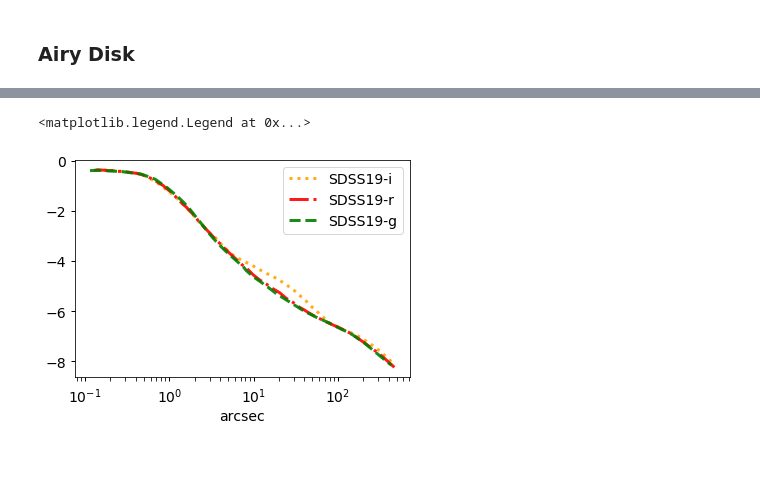
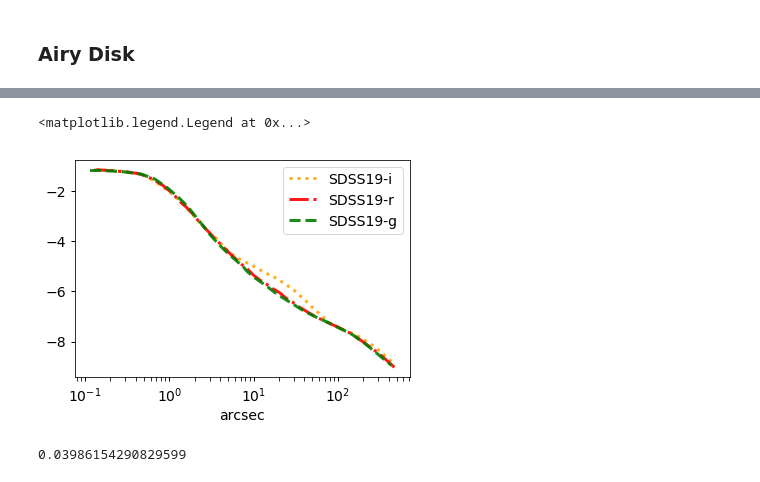
Before and after one commit to qliu4676/elderflower, a Jupyter notebook: demos/SpecialFunction.ipynb, the cells around one changed output, grey strips where cells are left out. Cells and saved outputs as stored; diff of their text form; code cells hidden in the pictures.

```diff
--- a/demos/SpecialFunction.ipynb
+++ b/demos/SpecialFunction.ipynb
@@ -150,15 +150,21 @@ plt.tight_layout()
 # %%
 import pandas as pd
 PSF_SDSS19 = pd.read_csv("./web_digit/SDSS2019.csv", skiprows=1)
 labels_SDSS = ["SDSS19-i", "SDSS19-r", "SDSS19-g"]
 for k, (lab,c,ls) in enumerate(zip(labels_SDSS,['orange','r','g'],[':','-.','--'])):
-    xsdss, ysdss = PSF_SDSS19.iloc[:,k*2], ((PSF_SDSS19.iloc[:,k*2+1])/(-2.5))
+    xsdss, ysdss = PSF_SDSS19.iloc[:,k*2], ((PSF_SDSS19.iloc[:,k*2+1])/(-2.5)+math.log10(0.4**2))
     y_sort = ysdss.reindex(np.argsort(xsdss))
     x_sort = xsdss.reindex(np.argsort(xsdss))
     plt.semilogx(x_sort, y_sort, color=c, lw=3, ls=ls, alpha=0.9, label=lab)
 
 plt.xlabel('arcsec')
 plt.legend()
 # %% [output]
 <matplotlib.legend.Legend at 0x...>
-[figure, old version]
+[figure, new version]
+# %%
+from scipy.integrate import simps
+I_tot = simps(10**y_sort[~np.isnan(y_sort)], x_sort[~np.isnan(y_sort)])
+I_tot
+# %% [output]
+0.03986154290829599
```
Also changed, not shown: parts of 7 cells of this notebook, 1 other file.
